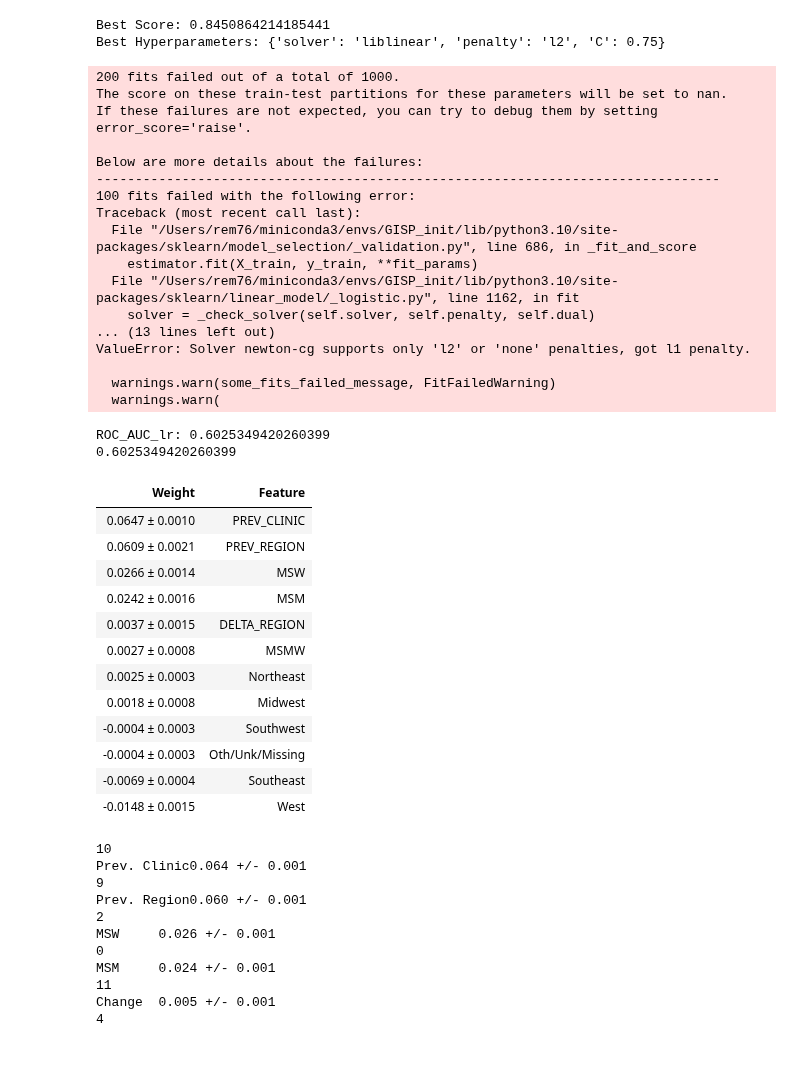
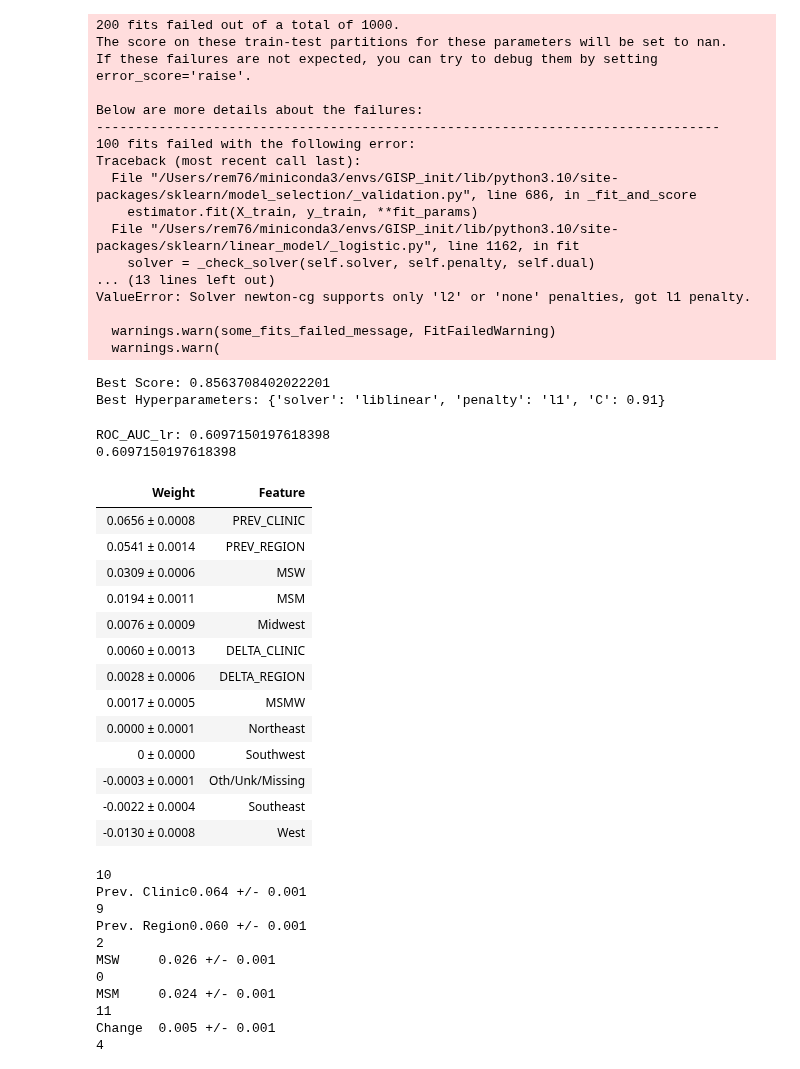
Before and after one commit to RachelMurray-Watson/GISP_data_initial, a Jupyter notebook: Worflow_for_paper_logistic_regression.ipynb, the cells around one changed output. Cells and saved outputs as stored; diff of their text form; code cells hidden in the pictures.

Commit message:
Added new data (prevalence in clinic and standardized all continuous variabels)

```diff
--- a/Worflow_for_paper_logistic_regression.ipynb
+++ b/Worflow_for_paper_logistic_regression.ipynb
@@ -28,11 +29,11 @@ model_lr = LogisticRegression(class_weight = 'balanced', max_iter=4000)
 
 ## tuning just on training data
 train_data = CIP_data_no_drop.loc[CIP_data_no_drop['YEAR'].isin([2000, 2001, 2002, 2003, 2004, 2005, 2006, 2007, 2008, 2009,2010])]
-X_train = train_data[['MSM','MSMW', 'MSW', 'Oth/Unk/Missing','Northeast', 'Southeast', 'Southwest', 'West', 'Midwest','PREV_REGION', 'PREV_CLINIC', 'DELTA_REGION']]
+X_train = train_data[['MSM','MSMW', 'MSW', 'Oth/Unk/Missing','Northeast', 'Southeast', 'Southwest', 'West', 'Midwest','PREV_REGION', 'PREV_CLINIC', 'DELTA_REGION', 'DELTA_CLINIC']]
 y_train = 1 - train_data['Susceptible']
 
 ## what if tuned in all data?
-#X_train = CIP_data_no_drop[['MSM','MSMW', 'MSW', 'Oth/Unk/Missing','Northeast', 'Southeast', 'Southwest', 'West', 'Midwest','PREV_REGION', 'PREV_CLINIC', 'DELTA_REGION']]
+#X_train = CIP_data_no_drop[['MSM','MSMW', 'MSW', 'Oth/Unk/Missing','Northeast', 'Southeast', 'Southwest', 'West', 'Midwest','PREV_REGION', 'PREV_CLINIC', 'DELTA_REGION', 'DELTA_CLINIC']]
 #y_train = 1 - CIP_data_no_drop['Susceptible']
 
 cv = RepeatedStratifiedKFold(n_splits=10, n_repeats=10, random_state=1)
@@ -48,68 +49,69 @@ result = search.fit(X_train, y_train)
 print('Best Score: %s' % result.best_score_)
 print('Best Hyperparameters: %s' % result.best_params_)
 
-#{'solver': 'liblinear', 'penalty': 'l2', 'C': 0.75}
+#{'solver': 'liblinear', 'penalty': 'l1', 'C': 0.91}
 # %% [output]
-Best Score: 0.8450864214185441
-Best Hyperparameters: {'solver': 'liblinear', 'penalty': 'l2', 'C': 0.75}
+200 fits failed out of a total of 1000.
+The score on these train-test partitions for these parameters will be set to nan.
+If these failures are not expected, you can try to debug them by setting error_score='raise'.
+
+Below are more details about the failures:
+--------------------------------------------------------------------------------
+100 fits failed with the following error:
+Traceback (most recent call last):
+  File "/Users/rem76/miniconda3/envs/GISP_init/lib/python3.10/site-packages/sklearn/model_selection/_validation.py", line 686, in _fit_and_score
+    estimator.fit(X_train, y_train, **fit_params)
+  File "/Users/rem76/miniconda3/envs/GISP_init/lib/python3.10/site-packages/sklearn/linear_model/_logistic.py", line 1162, in fit
+    solver = _check_solver(self.solver, self.penalty, self.dual)
+... (13 lines left out)
+ValueError: Solver newton-cg supports only 'l2' or 'none' penalties, got l1 penalty.
+
+  warnings.warn(some_fits_failed_message, FitFailedWarning)
+  warnings.warn(
-200 fits failed out of a total of 1000.
-The score on these train-test partitions for these parameters will be set to nan.
-If these failures are not expected, you can try to debug them by setting error_score='raise'.
-
-Below are more details about the failures:
---------------------------------------------------------------------------------
-100 fits failed with the following error:
-Traceback (most recent call last):
-  File "/Users/rem76/miniconda3/envs/GISP_init/lib/python3.10/site-packages/sklearn/model_selection/_validation.py", line 686, in _fit_and_score
-    estimator.fit(X_train, y_train, **fit_params)
-  File "/Users/rem76/miniconda3/envs/GISP_init/lib/python3.10/site-packages/sklearn/linear_model/_logistic.py", line 1162, in fit
-    solver = _check_solver(self.solver, self.penalty, self.dual)
-... (13 lines left out)
-ValueError: Solver newton-cg supports only 'l2' or 'none' penalties, got l1 penalty.
-
-  warnings.warn(some_fits_failed_message, FitFailedWarning)
-  warnings.warn(
+Best Score: 0.8563708402022201
+Best Hyperparameters: {'solver': 'liblinear', 'penalty': 'l1', 'C': 0.91}
 # %%
 ##### FEATURE ENGINEERING
-model_lr = LogisticRegression(class_weight = 'balanced', max_iter=4000, solver = "lbfgs", C = 0.75, penalty = 'l2')
+model_lr = LogisticRegression(class_weight = 'balanced', max_iter=4000, solver = "liblinear", C = 0.91, penalty = 'l1')
 
 ## Temporal split training data
 train_data = CIP_data_no_drop.loc[CIP_data_no_drop['YEAR'].isin([2000, 2001, 2002, 2003, 2004, 2005, 2006, 2007, 2008, 2009,2010])]
-X_train = train_data[['MSM','MSMW', 'MSW', 'Oth/Unk/Missing','Northeast', 'Southeast', 'Southwest', 'West', 'Midwest','PREV_REGION', 'PREV_CLINIC', 'DELTA_REGION']]
+X_train = train_data[['MSM','MSMW', 'MSW', 'Oth/Unk/Missing','Northeast', 'Southeast', 'Southwest', 'West', 'Midwest','PREV_REGION', 'PREV_CLINIC', 'DELTA_REGION', 'DELTA_CLINIC']]
 y_train = 1 - train_data['Susceptible']
 
 model_fit = model_lr.fit(X_train, y_train)
 
 #test data: 2009 - 2019
 test_data = CIP_data_no_drop.loc[CIP_data_no_drop['YEAR'].isin([2011, 2012, 2013, 2014, 2015, 2016, 2017, 2018, 2019])]
-X_test = test_data[['MSM','MSMW', 'MSW', 'Oth/Unk/Missing','Northeast', 'Southeast', 'Southwest', 'West', 'Midwest','PREV_REGION', 'PREV_CLINIC', 'DELTA_REGION']]
+X_test = test_data[['MSM','MSMW', 'MSW', 'Oth/Unk/Missing','Northeast', 'Southeast', 'Southwest', 'West', 'Midwest','PREV_REGION', 'PREV_CLINIC', 'DELTA_REGION', 'DELTA_CLINIC']]
 y_test = 1 - test_data['Susceptible']
 
 y_predict = model_lr.predict(X_test)
 
 ROC_AUC_logistic_regression= metrics.roc_auc_score(y_test, y_predict)
 
 print('ROC_AUC_lr:', ROC_AUC_logistic_regression)
 
 print(ROC_AUC_logistic_regression)#
 perm = PermutationImportance(model_fit, random_state=1).fit(X_test,y_test)
 eli5.show_weights(perm, feature_names = X_test.columns.tolist())
 # %% [output]
-ROC_AUC_lr: 0.6025349420260399
-0.6025349420260399
+ROC_AUC_lr: 0.6097150197618398
+0.6097150197618398
 | Weight | Feature |
-| 0.0647 ± 0.0010 | PREV_CLINIC |
-| 0.0609 ± 0.0021 | PREV_REGION |
-| 0.0266 ± 0.0014 | MSW |
-| 0.0242 ± 0.0016 | MSM |
-| 0.0037 ± 0.0015 | DELTA_REGION |
-| 0.0027 ± 0.0008 | MSMW |
-| 0.0025 ± 0.0003 | Northeast |
-| 0.0018 ± 0.0008 | Midwest |
-| -0.0004 ± 0.0003 | Southwest |
-| -0.0004 ± 0.0003 | Oth/Unk/Missing |
-| -0.0069 ± 0.0004 | Southeast |
-| -0.0148 ± 0.0015 | West |
+| 0.0656 ± 0.0008 | PREV_CLINIC |
+| 0.0541 ± 0.0014 | PREV_REGION |
+| 0.0309 ± 0.0006 | MSW |
+| 0.0194 ± 0.0011 | MSM |
+| 0.0076 ± 0.0009 | Midwest |
+| 0.0060 ± 0.0013 | DELTA_CLINIC |
+| 0.0028 ± 0.0006 | DELTA_REGION |
+| 0.0017 ± 0.0005 | MSMW |
+| 0.0000 ± 0.0001 | Northeast |
+| 0 ± 0.0000 | Southwest |
+| -0.0003 ± 0.0001 | Oth/Unk/Missing |
+| -0.0022 ± 0.0004 | Southeast |
+| -0.0130 ± 0.0008 | West |
 # %%
 feature_names = ['MSM','MSMW', 'MSW', 'Oth/Unk/Missing','Northeast', 'Southeast', 'Southwest', 'West', 'Midwest','Prev. Region', 'Prev. Clinic','Change']
 
```
Also changed, not shown: parts of 9 cells of this notebook, 1 other file.
